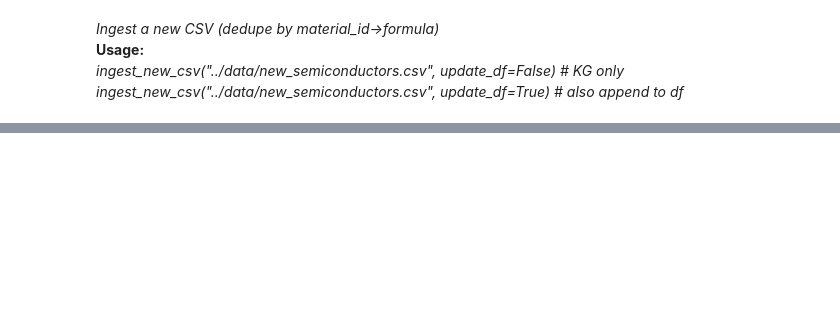
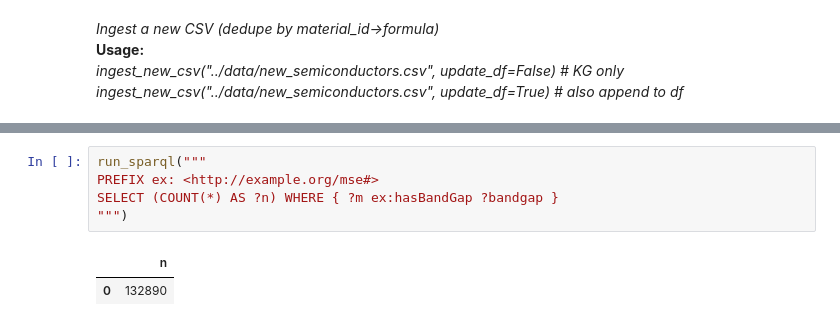
Before and after one commit to submerged-in-matrix/Semantic_models_for-MSE, a Jupyter notebook: notebooks/build_mini_mkg.ipynb, the cells around one changed output, grey strips where cells are left out. Saved outputs shown, nothing was run; the diff lists cells and outputs as text; blank space fills up the shorter version.

```diff
--- a/notebooks/build_mini_mkg.ipynb
+++ b/notebooks/build_mini_mkg.ipynb
@@ -1126,0 +1119,8 @@ print(f"Done. Ingested {ingested} rows total. Triples now: {len(g)}")
+# %%
+run_sparql("""
+PREFIX ex: <http://example.org/mse#>
+SELECT (COUNT(*) AS ?n) WHERE { ?m ex:hasBandGap ?bandgap }
+""")
+# %% [output]
+|  | n |
+| 0 | 132890 |
```
Also changed, not shown: parts of 9 cells of this notebook, 2 other files.
